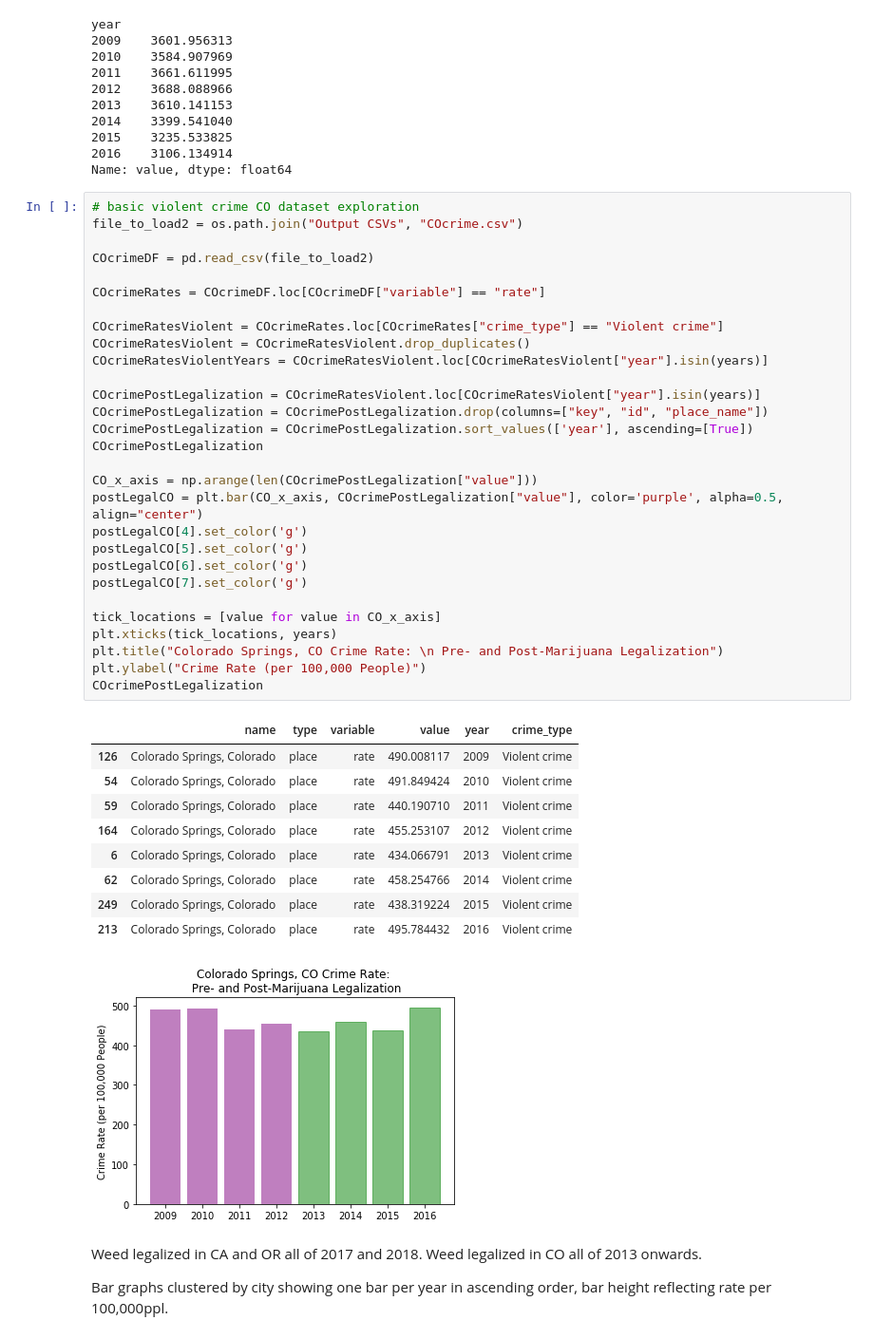
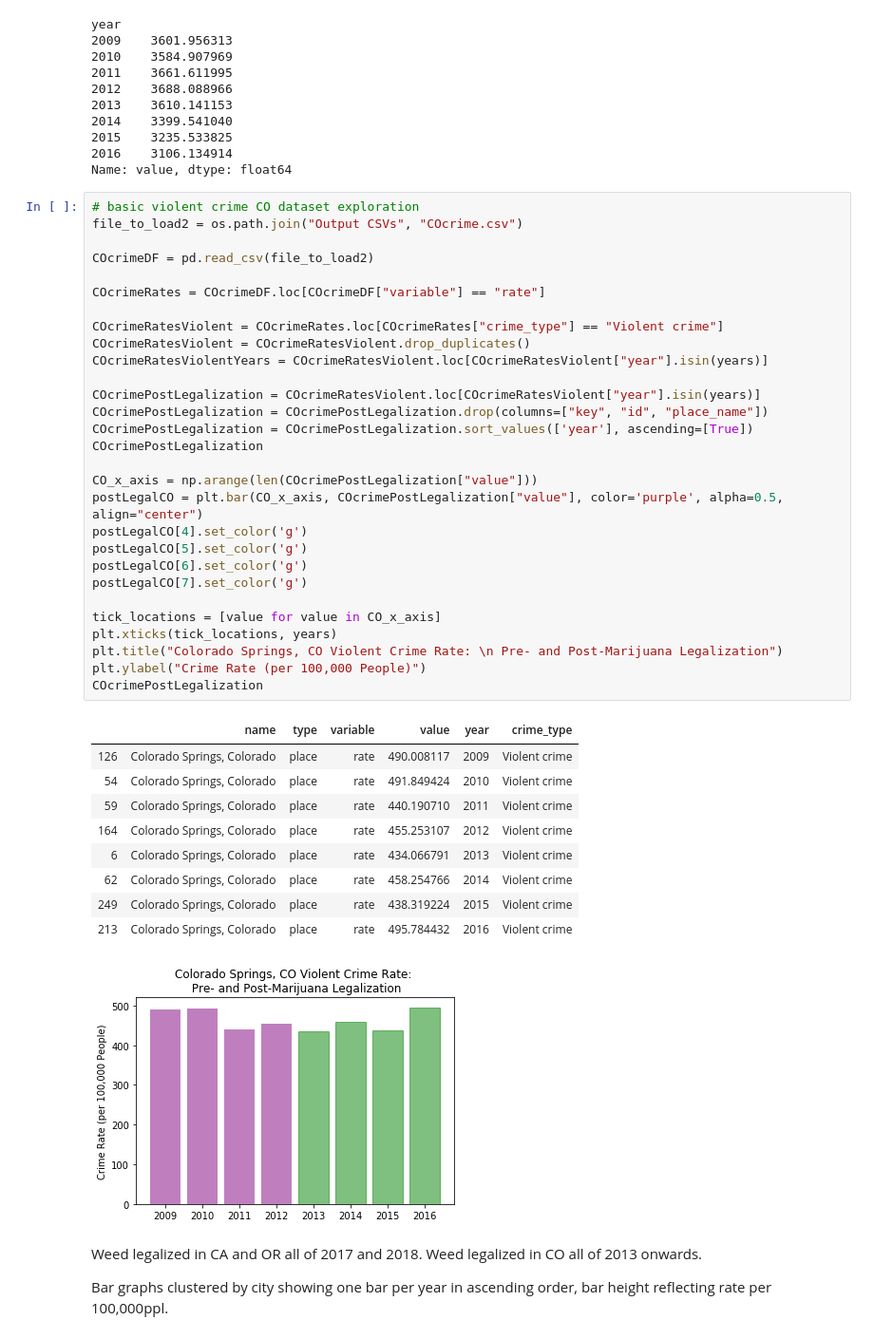
Before and after one commit to rose-gonoud/project1, a Jupyter notebook: CO_NY_CA_TX_finalAnalysis.ipynb, the cells around one changed output. Shown at 95% size. Drawn from its saved outputs; the diff is of its cells as text.

```diff
--- a/CO_NY_CA_TX_finalAnalysis.ipynb
+++ b/CO_NY_CA_TX_finalAnalysis.ipynb
@@ -177,35 +177,35 @@ COcrimeRates = COcrimeDF.loc[COcrimeDF["variable"] == "rate"]
 COcrimeRatesViolent = COcrimeRates.loc[COcrimeRates["crime_type"] == "Violent crime"]
 COcrimeRatesViolent = COcrimeRatesViolent.drop_duplicates()
 COcrimeRatesViolentYears = COcrimeRatesViolent.loc[COcrimeRatesViolent["year"].isin(years)]
 
 COcrimePostLegalization = COcrimeRatesViolent.loc[COcrimeRatesViolent["year"].isin(years)]
 COcrimePostLegalization = COcrimePostLegalization.drop(columns=["key", "id", "place_name"])
 COcrimePostLegalization = COcrimePostLegalization.sort_values(['year'], ascending=[True])
 COcrimePostLegalization
 
 CO_x_axis = np.arange(len(COcrimePostLegalization["value"]))
 postLegalCO = plt.bar(CO_x_axis, COcrimePostLegalization["value"], color='purple', alpha=0.5, align="center")
 postLegalCO[4].set_color('g')
 postLegalCO[5].set_color('g')
 postLegalCO[6].set_color('g')
 postLegalCO[7].set_color('g')
 
 tick_locations = [value for value in CO_x_axis]
 plt.xticks(tick_locations, years)
-plt.title("Colorado Springs, CO Crime Rate: \n Pre- and Post-Marijuana Legalization")
+plt.title("Colorado Springs, CO Violent Crime Rate: \n Pre- and Post-Marijuana Legalization")
 plt.ylabel("Crime Rate (per 100,000 People)")
 COcrimePostLegalization
 # %% [output]
 |  | name | type | variable | value | year | crime_type |
 | 126 | Colorado Springs, Colorado | place | rate | 490.008117 | 2009 | Violent crime |
 | 54 | Colorado Springs, Colorado | place | rate | 491.849424 | 2010 | Violent crime |
 | 59 | Colorado Springs, Colorado | place | rate | 440.190710 | 2011 | Violent crime |
 | 164 | Colorado Springs, Colorado | place | rate | 455.253107 | 2012 | Violent crime |
 | 6 | Colorado Springs, Colorado | place | rate | 434.066791 | 2013 | Violent crime |
 | 62 | Colorado Springs, Colorado | place | rate | 458.254766 | 2014 | Violent crime |
 | 249 | Colorado Springs, Colorado | place | rate | 438.319224 | 2015 | Violent crime |
 | 213 | Colorado Springs, Colorado | place | rate | 495.784432 | 2016 | Violent crime |
-[figure, old version]
+[figure, new version]
 # %% [markdown]
 Weed legalized in CA and OR all of 2017 and 2018. Weed legalized in CO all of 2013 onwards.
 
```
Also changed, not shown: parts of 4 cells of this notebook, 1 other file.
